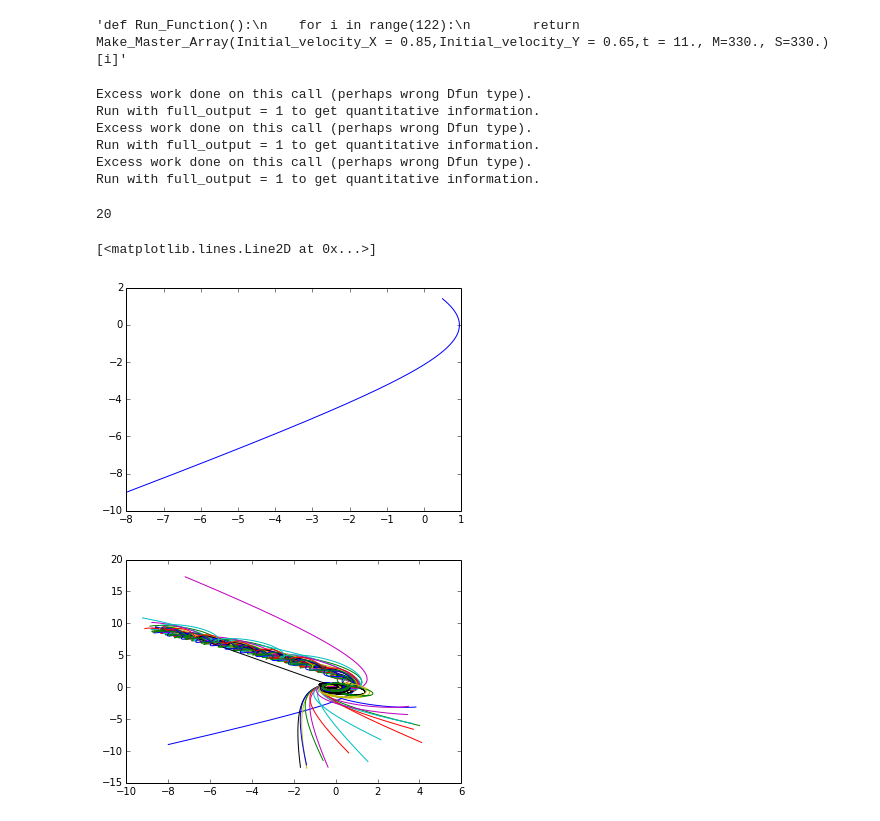
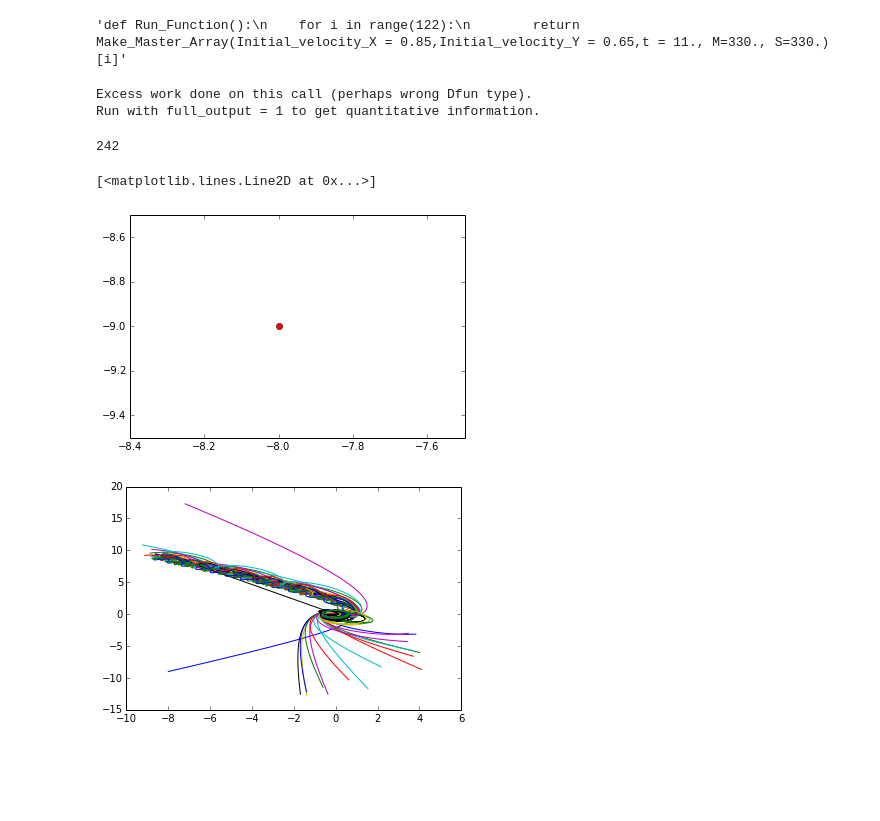
Before and after one commit to mkourjan/GalaxyProject, a Jupyter notebook: SpeedUpCode.ipynb, the cells around one changed output. Drawn from its saved outputs; the diff is of its cells as text; code cells hidden in the pictures; blank space fills up the shorter version.

```diff
--- a/SpeedUpCode.ipynb
+++ b/SpeedUpCode.ipynb
@@ -71,7 +71,7 @@ def derivgalaxy(y,t,M,S):
 
     return np.array([dvRx_dt, vRx, dvRy_dt, vRy, dvrx_dt, vrx, dvry_dt, vry])
 # %%
-def Make_Master_Array(Initial_velocity_X = 0.85,Initial_velocity_Y = 0.65,t = 11., M=330., S=330.):
+def Make_Master_Array(Initial_velocity_X = 0.85,Initial_velocity_Y = 0.65,t = 11., M=330., S=330., dt = 0.01):
     G = 4.302e-3 #pc(M_solar)^-1 (km/s)^2\
 
     rings,velocity = init_rings(G,M)                          ## Sets up the positions and initial velocities
@@ -124,23 +124,19 @@ print Make_Master_Array(Initial_velocity_X = 0.85,Initial_velocity_Y = 0.65,t =
 # %% [output]
 'def Run_Function():\n    for i in range(122):\n        return Make_Master_Array(Initial_velocity_X = 0.85,Initial_velocity_Y = 0.65,t = 11., M=330., S=330.)[i]'
 # %%
-results = [Make_Master_Array(Initial_velocity_X = 0.85,Initial_velocity_Y = 0.65,t = float(t), M=330., S=330.) for t in range(20)]
+results = Make_Master_Array(Initial_velocity_X = 0.85,Initial_velocity_Y = 0.65,t = 20, M=330., S=330., dt = 0.01)
 # %% [output]
 Excess work done on this call (perhaps wrong Dfun type).
 Run with full_output = 1 to get quantitative information.
-Excess work done on this call (perhaps wrong Dfun type).
-Run with full_output = 1 to get quantitative information.
-Excess work done on this call (perhaps wrong Dfun type).
-Run with full_output = 1 to get quantitative information.
 # %%
 len(results)
 # %% [output]
-20
+242
 # %%
-plt.plot(results[10][0], results[10][1])
+plt.plot(results[0][0], results[1][0], 'ro')
 # %% [output]
 [<matplotlib.lines.Line2D at 0x...>]
-[figure, old version]
+[figure, new version]
 # %%
 def Make_Plots(t):
     for i in range(121):
```
Also changed, not shown: parts of 2 cells of this notebook, 2 other files.
